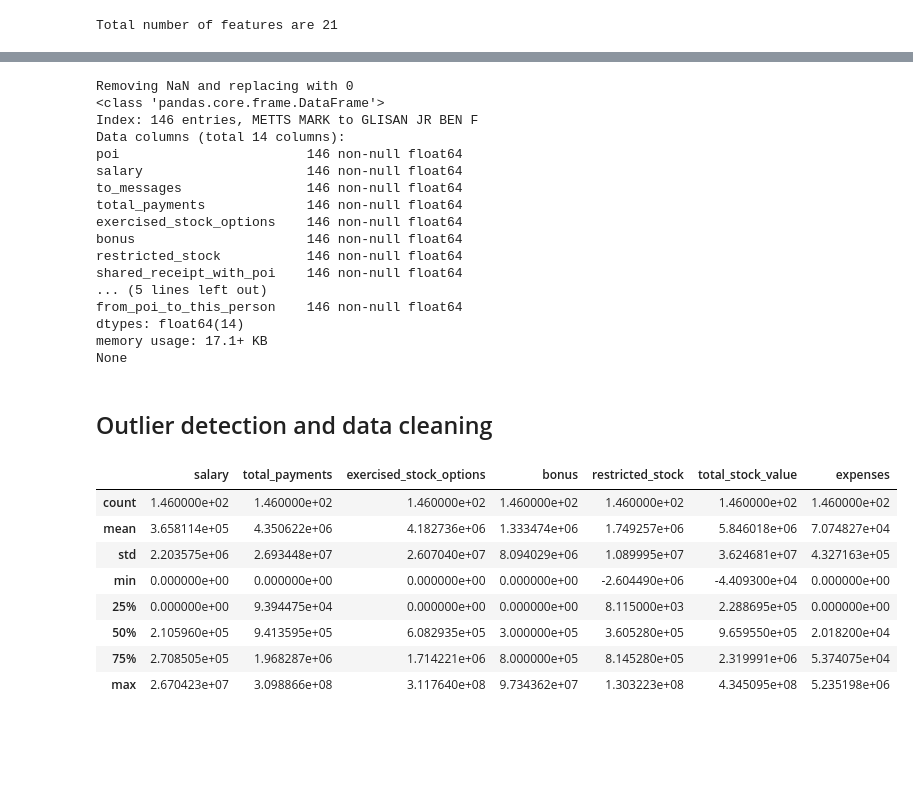
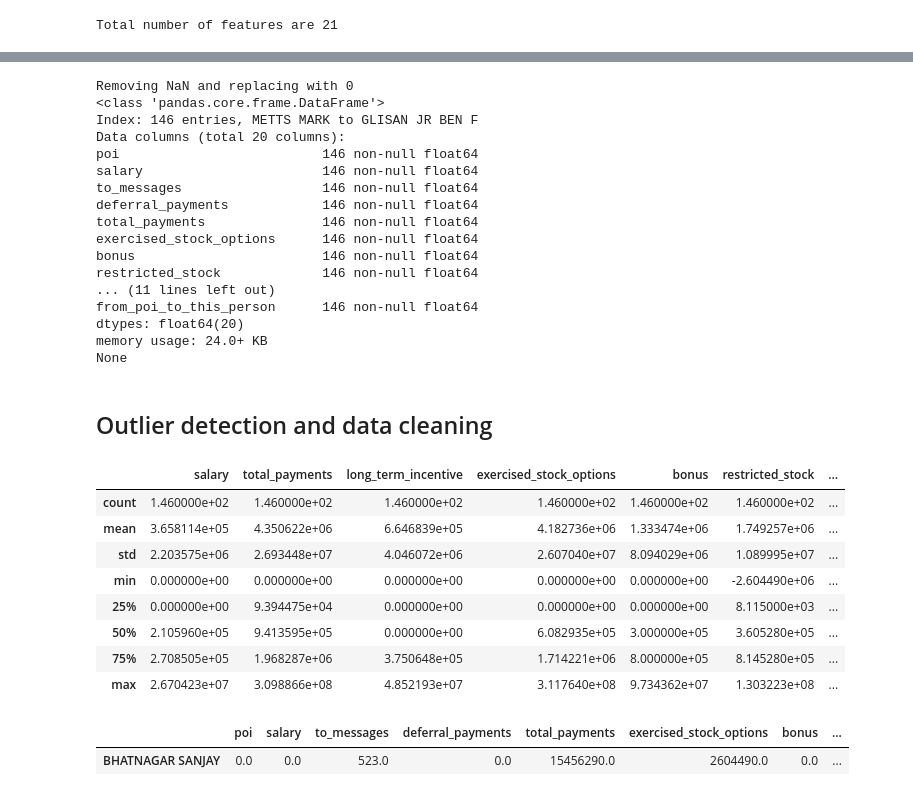
Before and after one commit to rajuzumaki2207/Enron_case, a Jupyter notebook: poi_jupyter_nb.ipynb, the cells around one changed output, grey strips where cells are left out. Drawn from its saved outputs; the diff is of its cells as text; code cells hidden in the pictures; blank space fills up the shorter version.

```diff
--- a/poi_jupyter_nb.ipynb
+++ b/poi_jupyter_nb.ipynb
@@ -47,7 +67,7 @@ import pandas as pd
 import numpy as np
 import matplotlib.pyplot as plt
 # %%
-unwanted_features=["poi","email_address", "restricted_stock_deferred","loan_advances","director_fees", "other","deferral_payments","deferred_income"]
+unwanted_features=["poi","email_address"]
 
 features_temp=[ele for ele in features_temp if ele not in unwanted_features]
 # to make the first element in the list "poi"
@@ -78,5 +119,4 @@ None
 # %%
-#Replacing 'NaN' with 0
 temp_df=temp_df.fillna(0)
 print "Removing NaN and replacing with 0"
 print temp_df.info()
@@ -84,33 +124,33 @@ print temp_df.info()
 Removing NaN and replacing with 0
 <class 'pandas.core.frame.DataFrame'>
 Index: 146 entries, METTS MARK to GLISAN JR BEN F
-Data columns (total 14 columns):
-poi                        146 non-null float64
-salary                     146 non-null float64
-to_messages                146 non-null float64
-total_payments             146 non-null float64
-exercised_stock_options    146 non-null float64
-bonus                      146 non-null float64
-restricted_stock           146 non-null float64
-shared_receipt_with_poi    146 non-null float64
-... (5 lines left out)
-from_poi_to_this_person    146 non-null float64
-dtypes: float64(14)
-memory usage: 17.1+ KB
+Data columns (total 20 columns):
+poi                          146 non-null float64
+salary                       146 non-null float64
+to_messages                  146 non-null float64
+deferral_payments            146 non-null float64
+total_payments               146 non-null float64
+exercised_stock_options      146 non-null float64
+bonus                        146 non-null float64
+restricted_stock             146 non-null float64
+... (11 lines left out)
+from_poi_to_this_person      146 non-null float64
+dtypes: float64(20)
+memory usage: 24.0+ KB
 None
 # %% [markdown]
 ## Outlier detection and data cleaning
 # %%
 # Determining the outliers for financial datas
-financial_features=["salary", "total_payments","exercised_stock_options","bonus","restricted_stock", "total_stock_value", "expenses"]
+financial_features=["salary", "total_payments","long_term_incentive","exercised_stock_options","bonus","restricted_stock", "total_stock_value", "expenses",'deferred_income',"deferral_payments"]
 temp_df[financial_features].describe()
 # %% [output]
-|  | salary | total_payments | exercised_stock_options | bonus | restricted_stock | total_stock_value | expenses |
-| count | 1.460000e+02 | 1.460000e+02 | 1.460000e+02 | 1.460000e+02 | 1.460000e+02 | 1.460000e+02 | 1.460000e+02 |
-| mean | 3.658114e+05 | 4.350622e+06 | 4.182736e+06 | 1.333474e+06 | 1.749257e+06 | 5.846018e+06 | 7.074827e+04 |
-| std | 2.203575e+06 | 2.693448e+07 | 2.607040e+07 | 8.094029e+06 | 1.089995e+07 | 3.624681e+07 | 4.327163e+05 |
-| min | 0.000000e+00 | 0.000000e+00 | 0.000000e+00 | 0.000000e+00 | -2.604490e+06 | -4.409300e+04 | 0.000000e+00 |
-| 25% | 0.000000e+00 | 9.394475e+04 | 0.000000e+00 | 0.000000e+00 | 8.115000e+03 | 2.288695e+05 | 0.000000e+00 |
-| 50% | 2.105960e+05 | 9.413595e+05 | 6.082935e+05 | 3.000000e+05 | 3.605280e+05 | 9.659550e+05 | 2.018200e+04 |
-| 75% | 2.708505e+05 | 1.968287e+06 | 1.714221e+06 | 8.000000e+05 | 8.145280e+05 | 2.319991e+06 | 5.374075e+04 |
-| max | 2.670423e+07 | 3.098866e+08 | 3.117640e+08 | 9.734362e+07 | 1.303223e+08 | 4.345095e+08 | 5.235198e+06 |
+|  | salary | total_payments | long_term_incentive | exercised_stock_options | bonus | restricted_stock | ... |
+| count | 1.460000e+02 | 1.460000e+02 | 1.460000e+02 | 1.460000e+02 | 1.460000e+02 | 1.460000e+02 | ... |
+| mean | 3.658114e+05 | 4.350622e+06 | 6.646839e+05 | 4.182736e+06 | 1.333474e+06 | 1.749257e+06 | ... |
+| std | 2.203575e+06 | 2.693448e+07 | 4.046072e+06 | 2.607040e+07 | 8.094029e+06 | 1.089995e+07 | ... |
+| min | 0.000000e+00 | 0.000000e+00 | 0.000000e+00 | 0.000000e+00 | 0.000000e+00 | -2.604490e+06 | ... |
+| 25% | 0.000000e+00 | 9.394475e+04 | 0.000000e+00 | 0.000000e+00 | 0.000000e+00 | 8.115000e+03 | ... |
+| 50% | 2.105960e+05 | 9.413595e+05 | 0.000000e+00 | 6.082935e+05 | 3.000000e+05 | 3.605280e+05 | ... |
+| 75% | 2.708505e+05 | 1.968287e+06 | 3.750648e+05 | 1.714221e+06 | 8.000000e+05 | 8.145280e+05 | ... |
+| max | 2.670423e+07 | 3.098866e+08 | 4.852193e+07 | 3.117640e+08 | 9.734362e+07 | 1.303223e+08 | ... |
@@ -121,3 +157,8 @@ temp_df=temp_df.drop(index="BHATNAGAR SANJAY",axis=0)
+# %%
+temp_df[temp_df["restricted_stock"]<0]
+# %% [output]
+|  | poi | salary | to_messages | deferral_payments | total_payments | exercised_stock_options | bonus | ... |
+| BHATNAGAR SANJAY | 0.0 | 0.0 | 523.0 | 0.0 | 15456290.0 | 2604490.0 | 0.0 | ... |
 # %%
 temp_df.info()
 # %% [output]
```
Also changed, not shown: parts of 73 cells of this notebook, 7 other files.
